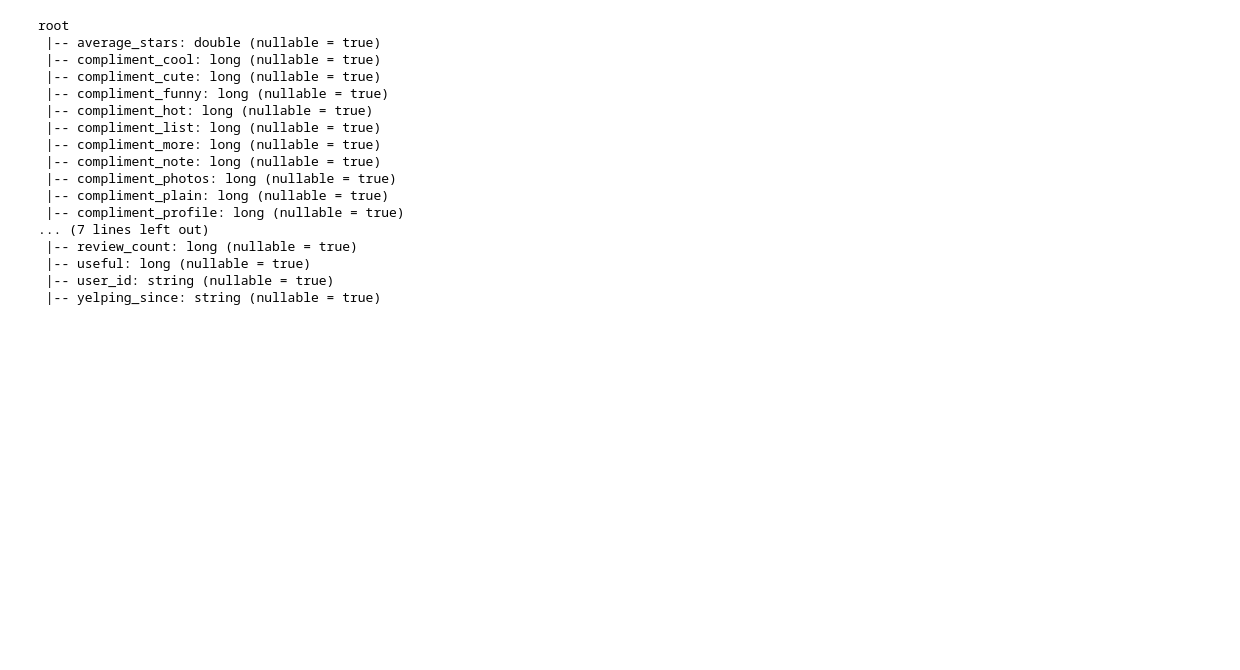
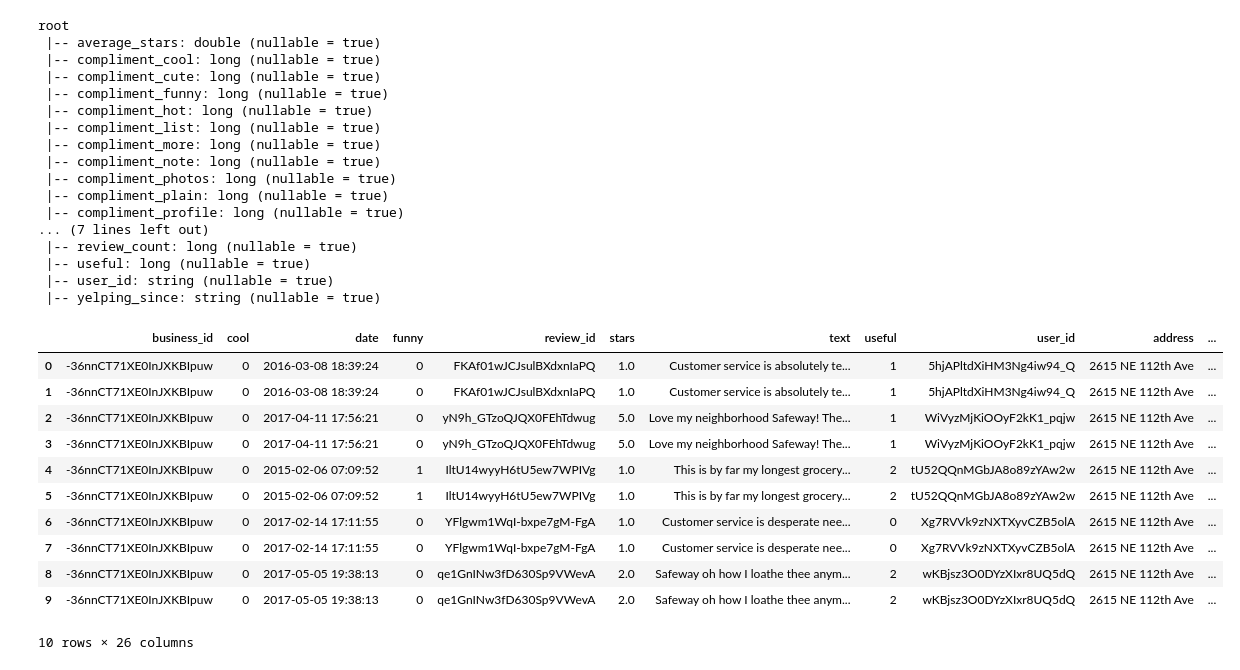
Before and after one commit to Necronoxia/Cdac_proj_yelp, a Jupyter notebook: EDA.ipynb, the cells around one changed output. Cells and saved outputs as stored; diff of their text form; code cells hidden in the pictures; blank space fills up the shorter version.

```diff
--- a/EDA.ipynb
+++ b/EDA.ipynb
@@ -189,3 +184,19 @@ root
  |-- useful: long (nullable = true)
  |-- user_id: string (nullable = true)
  |-- yelping_since: string (nullable = true)
+# %%
+df = df3.join(df1).where(df1.business_id==df3.business_id).join(df4).where(df4.business_id==df3.business_id).drop(df1.business_id).drop(df4.business_id)
+df.limit(10).toPandas()
+# %% [output]
+|  | business_id | cool | date | funny | review_id | stars | text | useful | user_id | address | ... |
+| 0 | -36nnCT71XE0InJXKBIpuw | 0 | 2016-03-08 18:39:24 | 0 | FKAf01wJCJsulBXdxnIaPQ | 1.0 | Customer service is absolutely te... | 1 | 5hjAPltdXiHM3Ng4iw94_Q | 2615 NE 112th Ave | ... |
+| 1 | -36nnCT71XE0InJXKBIpuw | 0 | 2016-03-08 18:39:24 | 0 | FKAf01wJCJsulBXdxnIaPQ | 1.0 | Customer service is absolutely te... | 1 | 5hjAPltdXiHM3Ng4iw94_Q | 2615 NE 112th Ave | ... |
+| 2 | -36nnCT71XE0InJXKBIpuw | 0 | 2017-04-11 17:56:21 | 0 | yN9h_GTzoQJQX0FEhTdwug | 5.0 | Love my neighborhood Safeway! The... | 1 | WiVyzMjKiOOyF2kK1_pqjw | 2615 NE 112th Ave | ... |
+| 3 | -36nnCT71XE0InJXKBIpuw | 0 | 2017-04-11 17:56:21 | 0 | yN9h_GTzoQJQX0FEhTdwug | 5.0 | Love my neighborhood Safeway! The... | 1 | WiVyzMjKiOOyF2kK1_pqjw | 2615 NE 112th Ave | ... |
+| 4 | -36nnCT71XE0InJXKBIpuw | 0 | 2015-02-06 07:09:52 | 1 | IltU14wyyH6tU5ew7WPIVg | 1.0 | This is by far my longest grocery... | 2 | tU52QQnMGbJA8o89zYAw2w | 2615 NE 112th Ave | ... |
+| 5 | -36nnCT71XE0InJXKBIpuw | 0 | 2015-02-06 07:09:52 | 1 | IltU14wyyH6tU5ew7WPIVg | 1.0 | This is by far my longest grocery... | 2 | tU52QQnMGbJA8o89zYAw2w | 2615 NE 112th Ave | ... |
+| 6 | -36nnCT71XE0InJXKBIpuw | 0 | 2017-02-14 17:11:55 | 0 | YFlgwm1WqI-bxpe7gM-FgA | 1.0 | Customer service is desperate nee... | 0 | Xg7RVVk9zNXTXyvCZB5olA | 2615 NE 112th Ave | ... |
+| 7 | -36nnCT71XE0InJXKBIpuw | 0 | 2017-02-14 17:11:55 | 0 | YFlgwm1WqI-bxpe7gM-FgA | 1.0 | Customer service is desperate nee... | 0 | Xg7RVVk9zNXTXyvCZB5olA | 2615 NE 112th Ave | ... |
+| 8 | -36nnCT71XE0InJXKBIpuw | 0 | 2017-05-05 19:38:13 | 0 | qe1GnINw3fD630Sp9VWevA | 2.0 | Safeway oh how I loathe thee anym... | 2 | wKBjsz3O0DYzXIxr8UQ5dQ | 2615 NE 112th Ave | ... |
+| 9 | -36nnCT71XE0InJXKBIpuw | 0 | 2017-05-05 19:38:13 | 0 | qe1GnINw3fD630Sp9VWevA | 2.0 | Safeway oh how I loathe thee anym... | 2 | wKBjsz3O0DYzXIxr8UQ5dQ | 2615 NE 112th Ave | ... |
+10 rows × 26 columns
```
Also changed, not shown: parts of 5 cells of this notebook.
